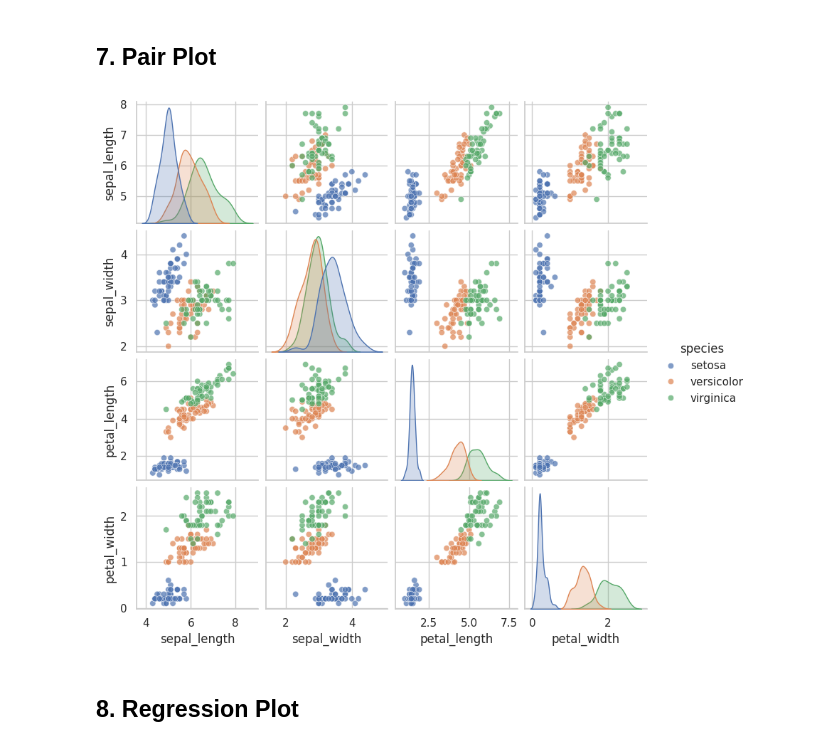
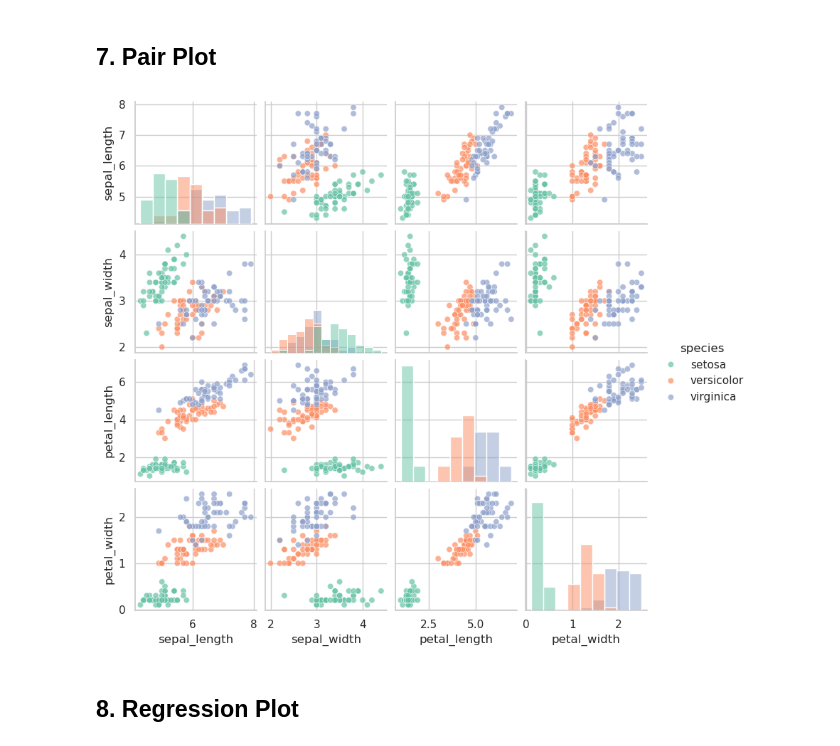
Before and after one commit to devarsh170407/DVD, a Jupyter notebook: Experiment-8/Ex_8.ipynb, the cells around one changed output. Cells and saved outputs as stored; diff of their text form; code cells hidden in the pictures.

```diff
--- a/Experiment-8/Ex_8.ipynb
+++ b/Experiment-8/Ex_8.ipynb
@@ -219,16 +219,18 @@ plt.show()
 # %%
 df = sns.load_dataset("iris")
 
 sns.pairplot(
     df,
+    hue="species",
     diag_kind="hist",
     height=2,
+    palette="Set2",
     plot_kws={"alpha":0.7}
 )
 
 plt.show()
 # %% [output]
-[figure, old version]
+[figure, new version]
 # %% [markdown]
 ## 8. Regression Plot
 # %%
```
Also changed, not shown: parts of 9 cells of this notebook.
